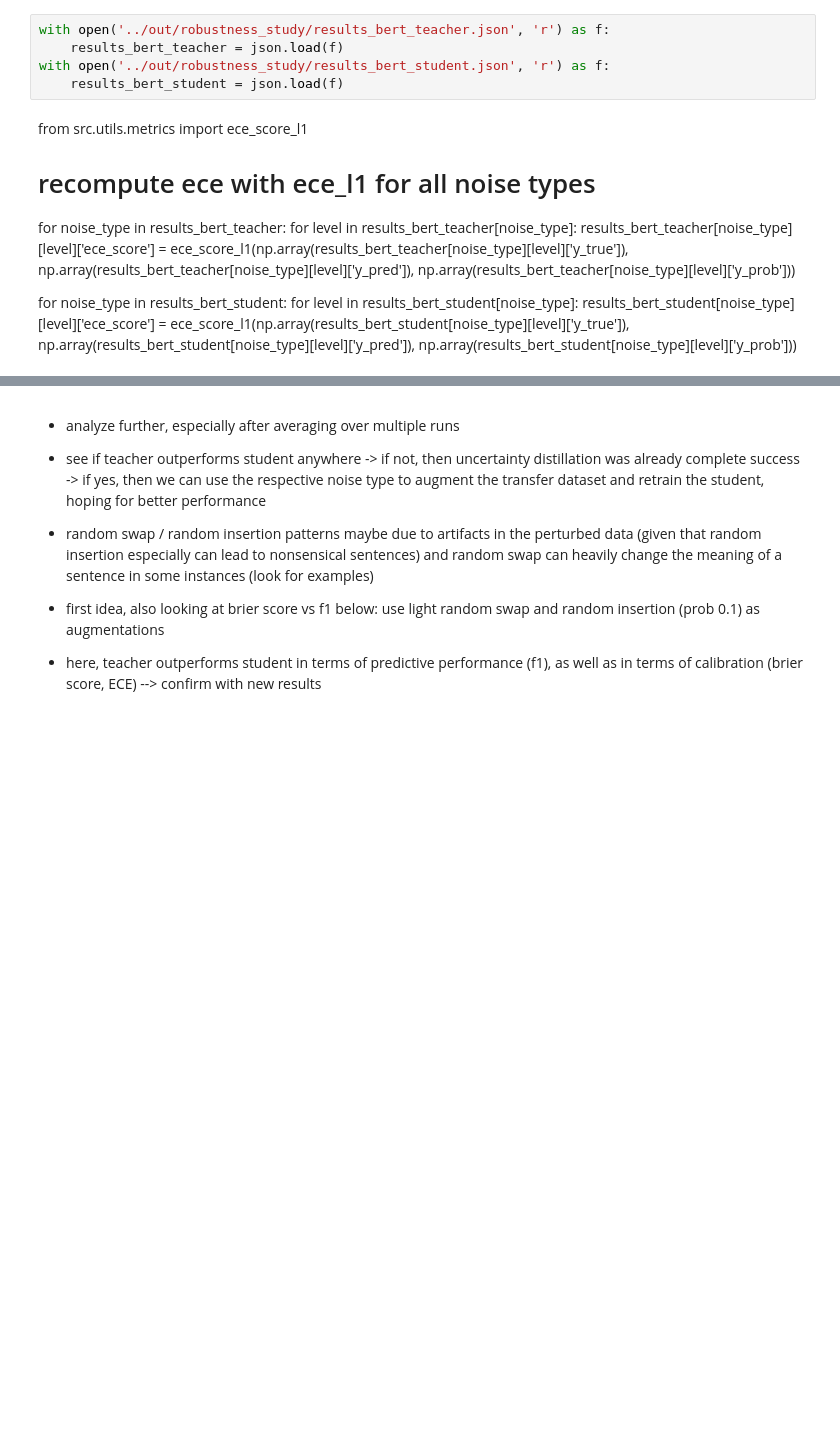
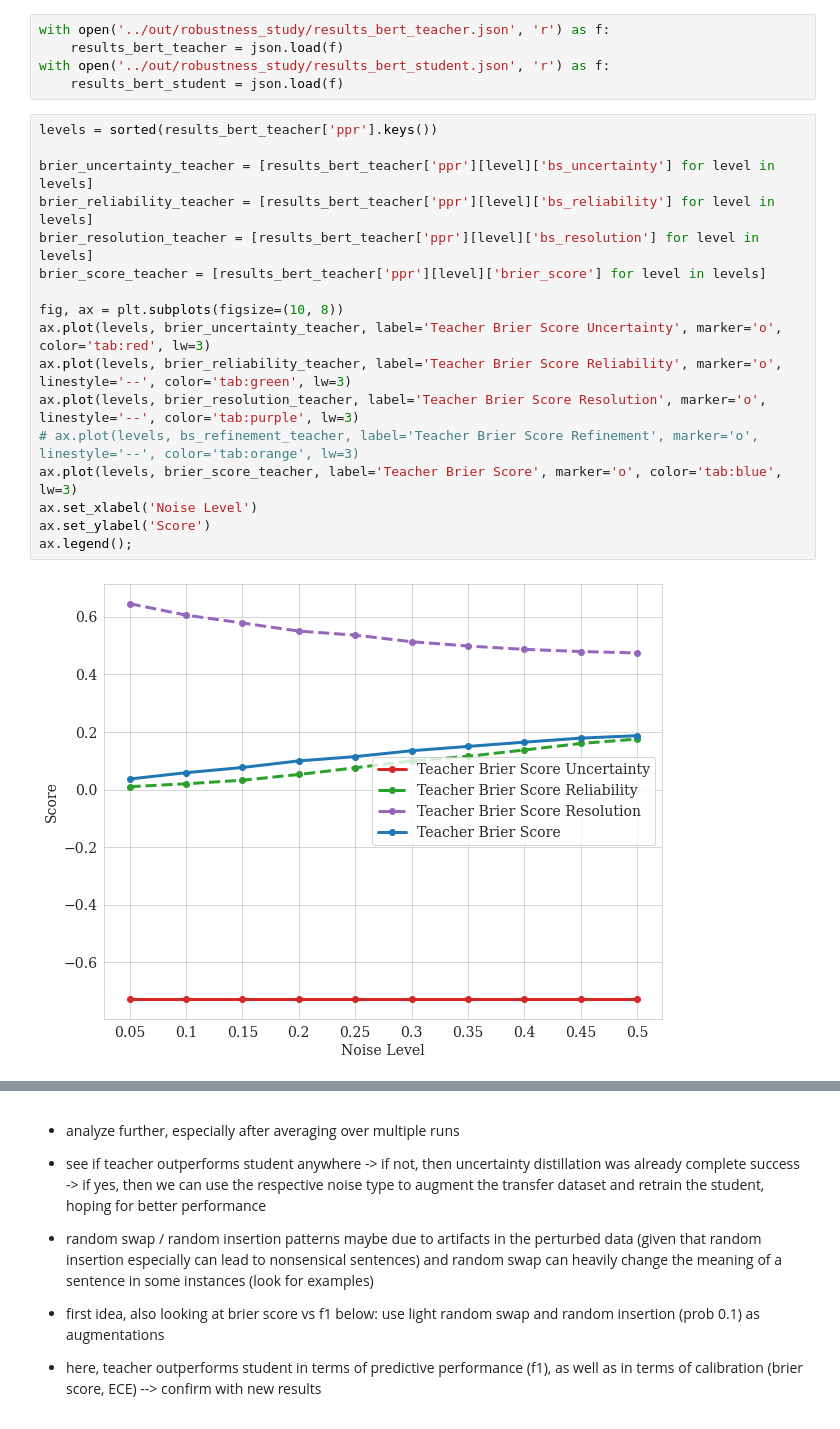
Before and after one commit to jsonnenburg/real-time-uncertainty-text-classification, a Jupyter notebook: analysis/robustness_study_results.ipynb, the cells around one changed output, grey strips where cells are left out. Saved outputs shown, nothing was run; the diff lists cells and outputs as text; blank space fills up the shorter version.

Commit message:
update result notebooks

```diff
--- a/analysis/robustness_study_results.ipynb
+++ b/analysis/robustness_study_results.ipynb
@@ -52,16 +52,25 @@ with open('../out/robustness_study/results_bert_teacher.json', 'r') as f:
     results_bert_teacher = json.load(f)
 with open('../out/robustness_study/results_bert_student.json', 'r') as f:
     results_bert_student = json.load(f)
-# %% [markdown]
-from src.utils.metrics import ece_score_l1
-# recompute ece with ece_l1 for all noise types
-for noise_type in results_bert_teacher:
-    for level in results_bert_teacher[noise_type]:
-        results_bert_teacher[noise_type][level]['ece_score'] = ece_score_l1(np.array(results_bert_teacher[noise_type][level]['y_true']), np.array(results_bert_teacher[noise_type][level]['y_pred']), np.array(results_bert_teacher[noise_type][level]['y_prob']))
-
-for noise_type in results_bert_student:
-    for level in results_bert_student[noise_type]:
-        results_bert_student[noise_type][level]['ece_score'] = ece_score_l1(np.array(results_bert_student[noise_type][level]['y_true']), np.array(results_bert_student[noise_type][level]['y_pred']), np.array(results_bert_student[noise_type][level]['y_prob']))
+# %%
+levels = sorted(results_bert_teacher['ppr'].keys())
+
+brier_uncertainty_teacher = [results_bert_teacher['ppr'][level]['bs_uncertainty'] for level in levels]
+brier_reliability_teacher = [results_bert_teacher['ppr'][level]['bs_reliability'] for level in levels]
+brier_resolution_teacher = [results_bert_teacher['ppr'][level]['bs_resolution'] for level in levels]
+brier_score_teacher = [results_bert_teacher['ppr'][level]['brier_score'] for level in levels]
+
+fig, ax = plt.subplots(figsize=(10, 8))
+ax.plot(levels, brier_uncertainty_teacher, label='Teacher Brier Score Uncertainty', marker='o', color='tab:red', lw=3)
+ax.plot(levels, brier_reliability_teacher, label='Teacher Brier Score Reliability', marker='o', linestyle='--', color='tab:green', lw=3)
+ax.plot(levels, brier_resolution_teacher, label='Teacher Brier Score Resolution', marker='o', linestyle='--', color='tab:purple', lw=3)
+# ax.plot(levels, bs_refinement_teacher, label='Teacher Brier Score Refinement', marker='o', linestyle='--', color='tab:orange', lw=3)
+ax.plot(levels, brier_score_teacher, label='Teacher Brier Score', marker='o', color='tab:blue', lw=3)
+ax.set_xlabel('Noise Level')
+ax.set_ylabel('Score')
+ax.legend();
+# %% [output]
+[figure, added]
 # %%
 def plot_noise_type_f1_vs_ece(noise_type: str):
     levels = sorted(results_bert_teacher[noise_type].keys())
```
Also changed, not shown: parts of 4 cells of this notebook, 1 other file.
